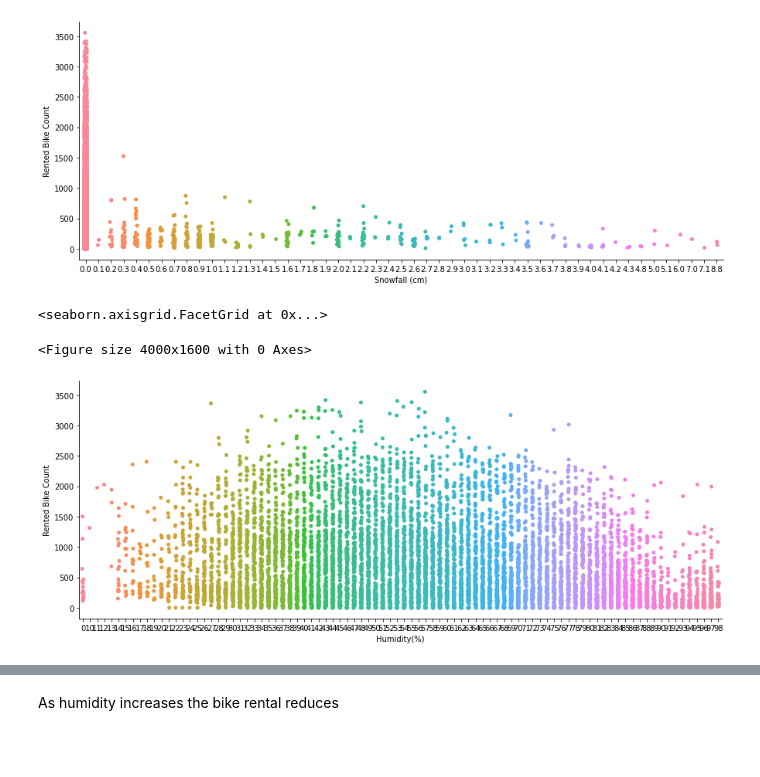
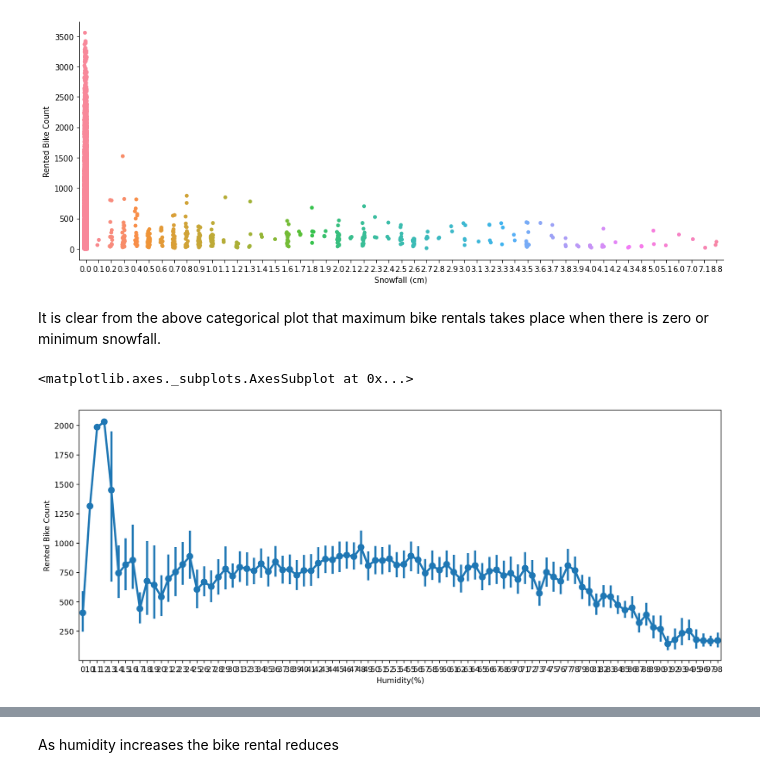
Before and after one commit to Nakulpradeep94/Bike_Sharing_demand_prediction, a Jupyter notebook: Bike_Sharing_Demand_Prediction_Capstone_Project.ipynb, the cells around one changed output, grey strips where cells are left out. Drawn from its saved outputs; the diff is of its cells as text; code cells hidden in the pictures; blank space fills up the shorter version.

```diff
--- a/Bike_Sharing_Demand_Prediction_Capstone_Project.ipynb
+++ b/Bike_Sharing_Demand_Prediction_Capstone_Project.ipynb
@@ -509,11 +509,12 @@ sns.catplot(x="Snowfall (cm)",y="Rented Bike Count",data=df, height=5,aspect=2.5
 <seaborn.axisgrid.FacetGrid at 0x...>
 <Figure size 4000x1600 with 0 Axes>
 [figure]
+# %% [markdown]
+It is clear from the above categorical plot that maximum bike rentals takes place when there is zero or minimum snowfall.
 # %%
-#Rented bikes in relation with Snowfall
-plt.figure(figsize=(20,8),dpi=200)
-sns.catplot(x="Humidity(%)",y="Rented Bike Count",data=df, height=5,aspect=2.5)
+#Rented bikes in relation with Humidity
+plt.figure(figsize=(15,6),dpi=200)
+sns.pointplot(x="Humidity(%)",y="Rented Bike Count",data=df)
 # %% [output]
-<seaborn.axisgrid.FacetGrid at 0x...>
+<matplotlib.axes._subplots.AxesSubplot at 0x...>
-<Figure size 4000x1600 with 0 Axes>
-[figure, old version]
+[figure, new version]
```
Also changed, not shown: parts of 19 cells of this notebook.
